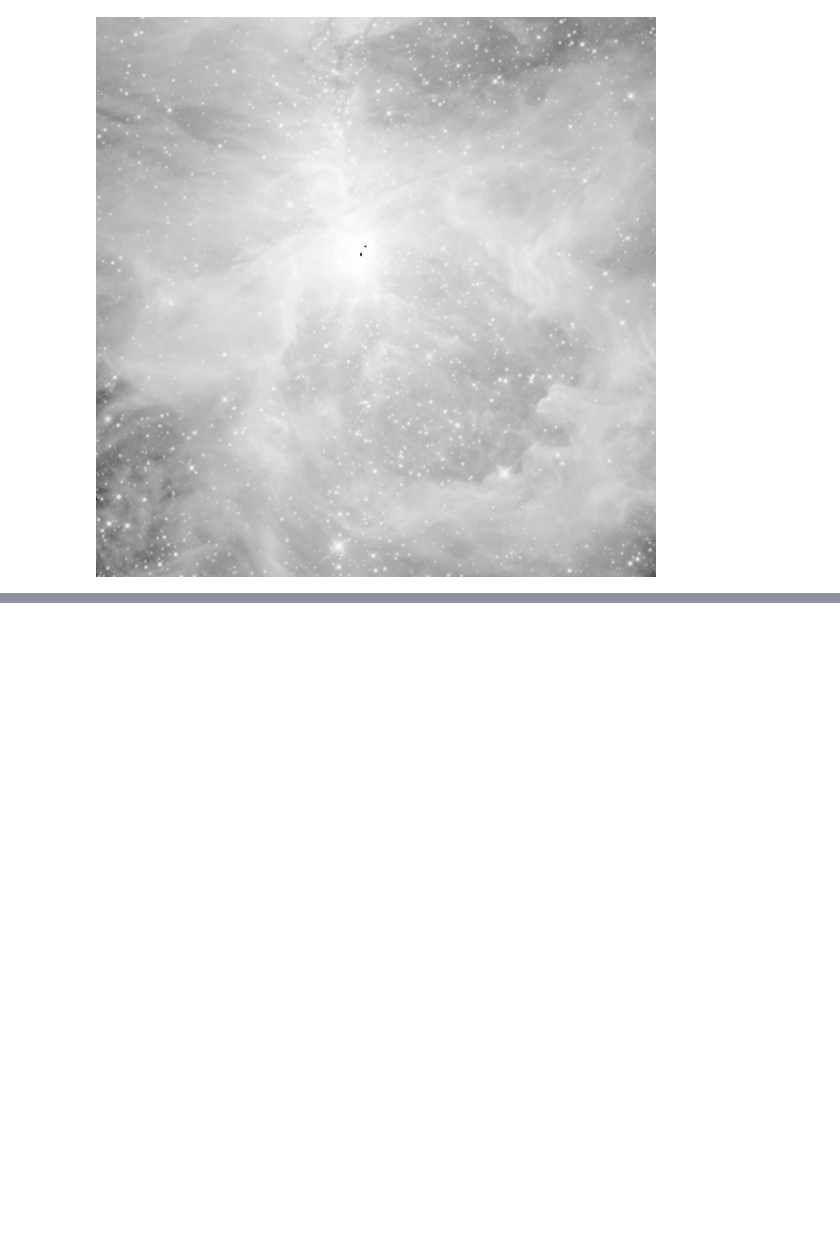
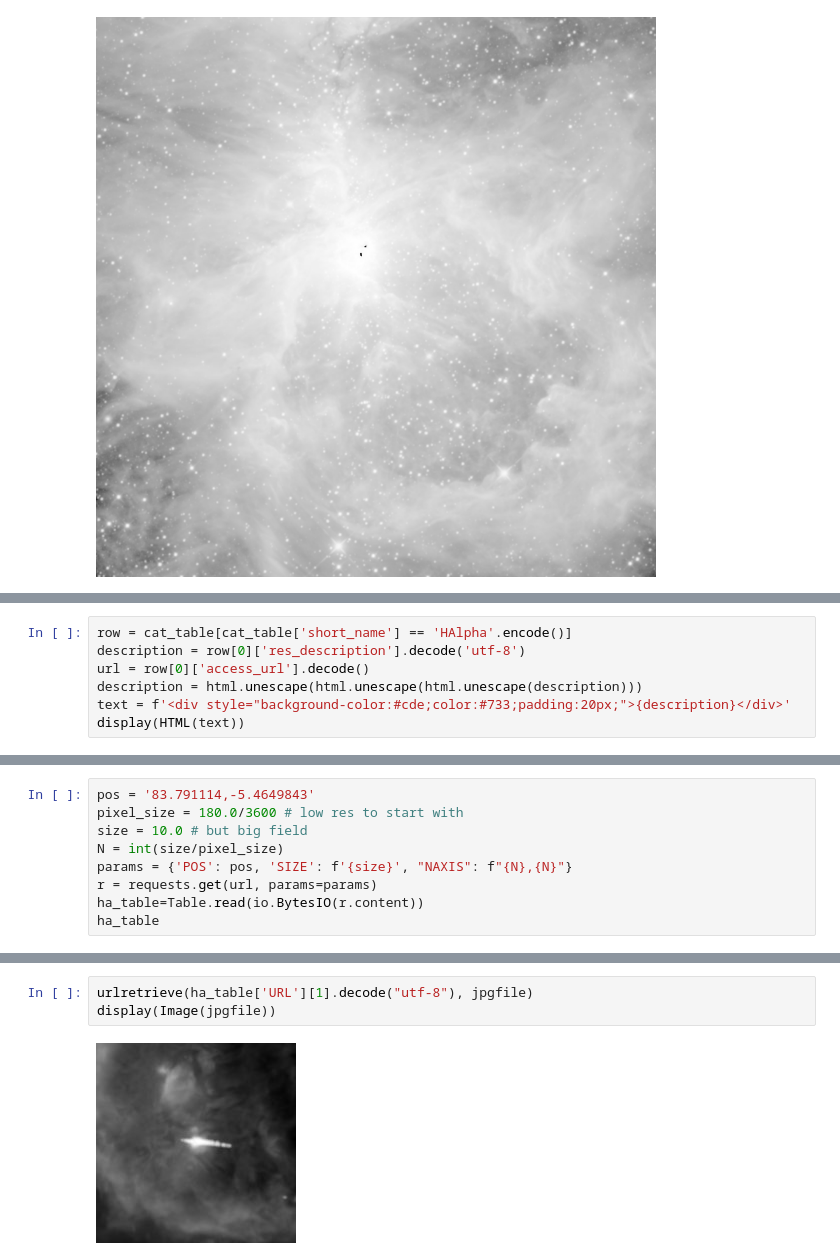
Before and after one commit to div-B-equals-0/dust-wave-case-studies, a Jupyter notebook: Orion with Virtual Observatory.ipynb, the cells around one changed output, grey strips where cells are left out. Drawn from its saved outputs; the diff is of its cells as text; blank space fills up the shorter version.

```diff
--- a/Orion with Virtual Observatory.ipynb
+++ b/Orion with Virtual Observatory.ipynb
@@ -211,0 +262,7 @@ Try this, if the above doesn't work.
+# %%
+row = cat_table[cat_table['short_name'] == 'HAlpha'.encode()]
+description = row[0]['res_description'].decode('utf-8')
+url = row[0]['access_url'].decode()
+description = html.unescape(html.unescape(html.unescape(description)))
+text = f'<div style="background-color:#cde;color:#733;padding:20px;">{description}</div>'
+display(HTML(text))
@@ -211,0 +271,9 @@ Try this, if the above doesn't work.
+# %%
+pos = '83.791114,-5.4649843'
+pixel_size = 180.0/3600 # low res to start with
+size = 10.0 # but big field
+N = int(size/pixel_size)
+params = {'POS': pos, 'SIZE': f'{size}', "NAXIS": f"{N},{N}"}
+r = requests.get(url, params=params)
+ha_table=Table.read(io.BytesIO(r.content))
+ha_table
@@ -211,0 +286,5 @@ Try this, if the above doesn't work.
+# %%
+urlretrieve(ha_table['URL'][1].decode("utf-8"), jpgfile)
+display(Image(jpgfile))
+# %% [output]
+[figure, added]
```
Also changed, not shown: parts of 18 cells of this notebook, 4 other files.
